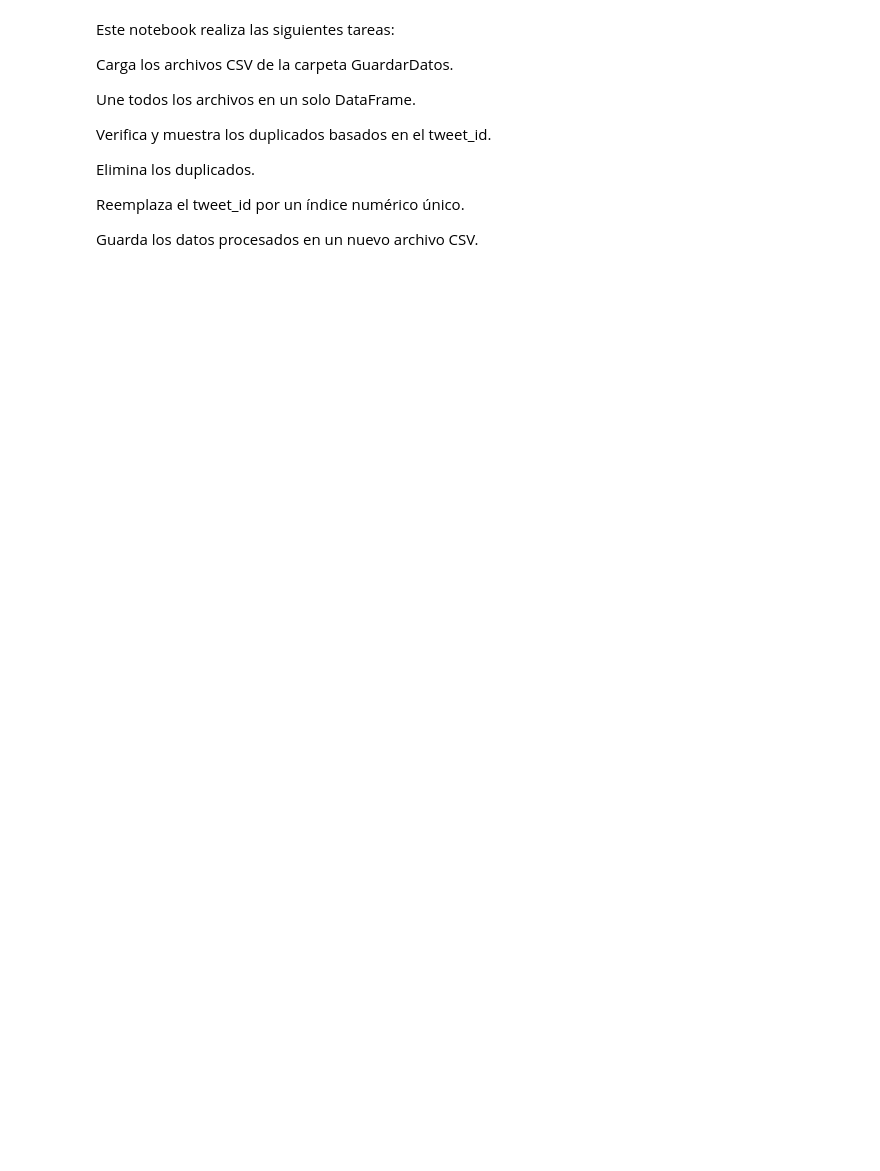
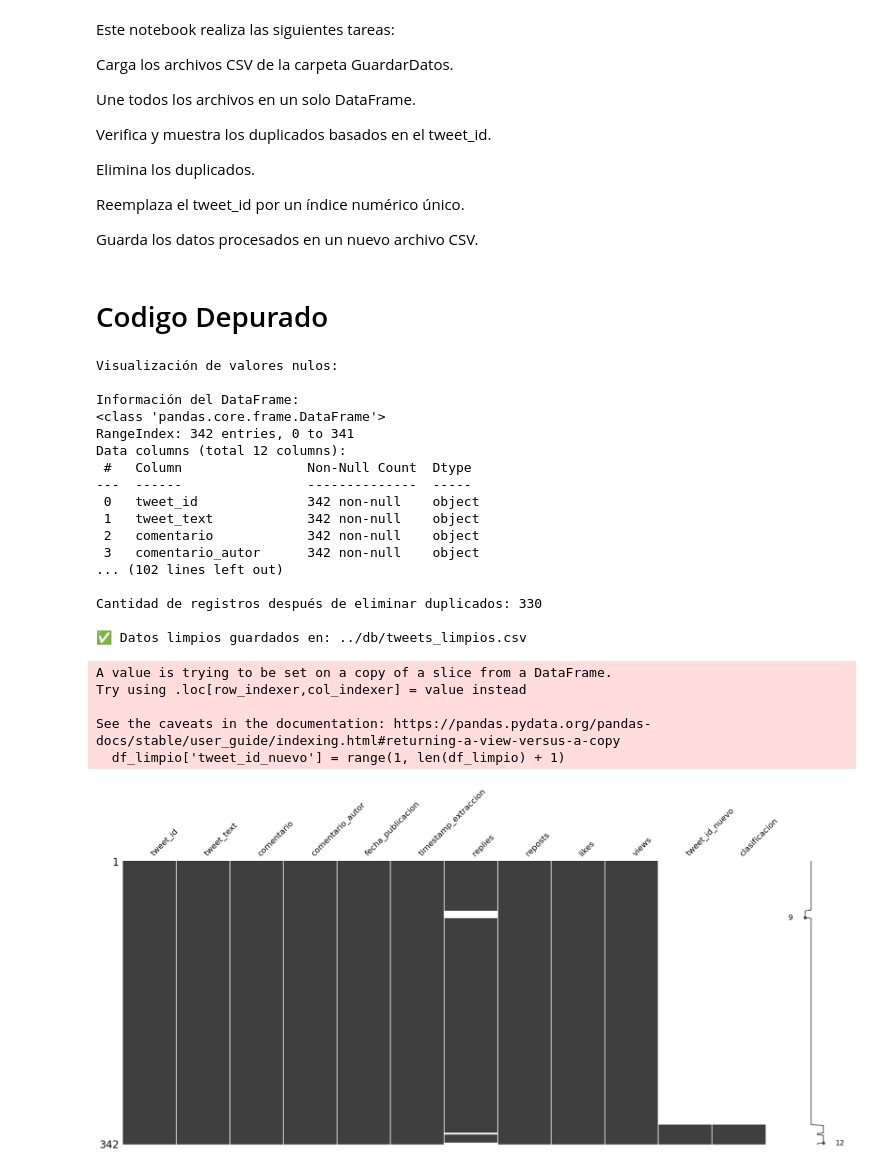
Before and after one commit to JaimeIngenia/Proyecto_IMSS, a Jupyter notebook: limpieza/unionTablas.ipynb, the cells around one changed output. Saved outputs shown, nothing was run; the diff lists cells and outputs as text; code cells hidden in the pictures; blank space fills up the shorter version.

```diff
--- a/limpieza/unionTablas.ipynb
+++ b/limpieza/unionTablas.ipynb
@@ -276,3 +14,78 @@ Elimina los duplicados.
 Reemplaza el tweet_id por un índice numérico único.
 
 Guarda los datos procesados en un nuevo archivo CSV.
+# %% [markdown]
+# Codigo Depurado
+# %%
+# Importar librerías necesarias
+import os
+import pandas as pd
+import missingno as msno
+
+# Definir ruta de la carpeta que contiene los archivos CSV
+folder_path = '../db/'
+
+# Paso 1: Cargar y concatenar los archivos CSV
+def cargar_datos_csv(carpeta):
+    archivos_csv = [f for f in os.listdir(carpeta) if f.endswith('.csv')]
+    lista_df = [pd.read_csv(os.path.join(carpeta, archivo)) for archivo in archivos_csv]
+    df_concatenado = pd.concat(lista_df, ignore_index=True)
+    return df_concatenado
+
+df = cargar_datos_csv(folder_path)
+
+# Paso 2: Visualizar valores nulos
+print("Visualización de valores nulos:")
+msno.matrix(df)
+
+print("\nInformación del DataFrame:")
+df.info()
+
+nulos = df.isnull().sum()
+print("\nValores nulos por columna:\n", nulos)
+
+# Paso 3: Verificar duplicados
+duplicados_comentario = df[df.duplicated(subset='comentario', keep=False)]
+print("\nDuplicados en la columna 'comentario':")
+print(duplicados_comentario.head(10))
+print("\nCantidad de duplicados en 'comentario':", duplicados_comentario.shape[0])
+
+duplicados_totales = df[df.duplicated(keep=False)]
+print("\nDuplicados en todas las columnas:", duplicados_totales.shape[0])
+
+# Paso 4: Eliminar duplicados
+df_limpio = df.drop_duplicates(keep='first')
+print("\nCantidad de registros después de eliminar duplicados:", df_limpio.shape[0])
+
+# Paso 5: Crear nueva columna con ID único
+df_limpio['tweet_id_nuevo'] = range(1, len(df_limpio) + 1)
+
+# Paso 6: Guardar el DataFrame limpio
+output_file = os.path.join(folder_path, 'tweets_limpios.csv')
+df_limpio.to_csv(output_file, index=False)
+
+print(f"\n✅ Datos limpios guardados en: {output_file}")
+# %% [output]
+Visualización de valores nulos:
+
+Información del DataFrame:
+<class 'pandas.core.frame.DataFrame'>
+RangeIndex: 342 entries, 0 to 341
+Data columns (total 12 columns):
+ #   Column                Non-Null Count  Dtype
+---  ------                --------------  -----
+ 0   tweet_id              342 non-null    object
+ 1   tweet_text            342 non-null    object
+ 2   comentario            342 non-null    object
+ 3   comentario_autor      342 non-null    object
+... (102 lines left out)
+
+Cantidad de registros después de eliminar duplicados: 330
+
+✅ Datos limpios guardados en: ../db/tweets_limpios.csv
+A value is trying to be set on a copy of a slice from a DataFrame.
+Try using .loc[row_indexer,col_indexer] = value instead
+
+See the caveats in the documentation: https://pandas.pydata.org/pandas-docs/stable/user_guide/indexing.html#returning-a-view-versus-a-copy
+  df_limpio['tweet_id_nuevo'] = range(1, len(df_limpio) + 1)
+[figure, added]
```
Also changed, not shown: parts of 22 cells of this notebook.
